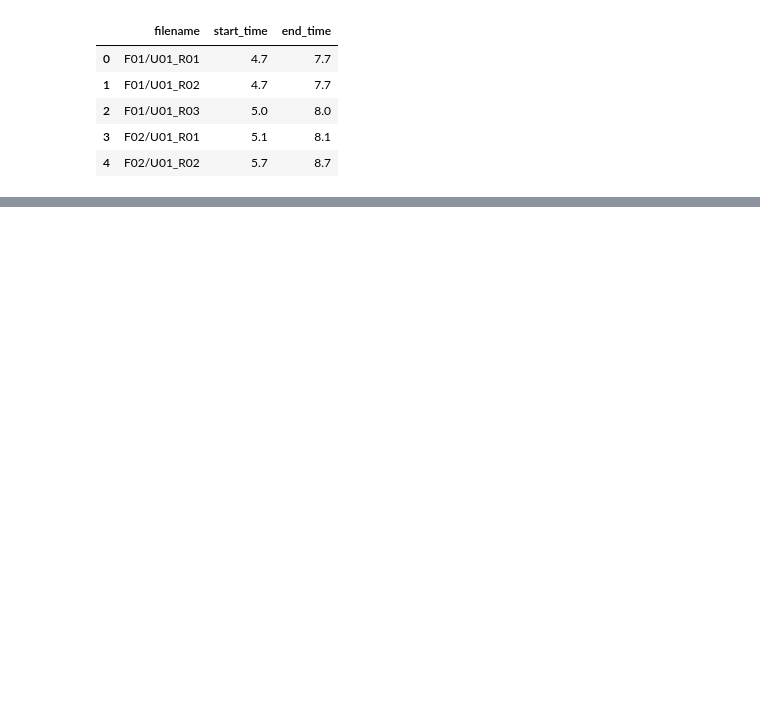
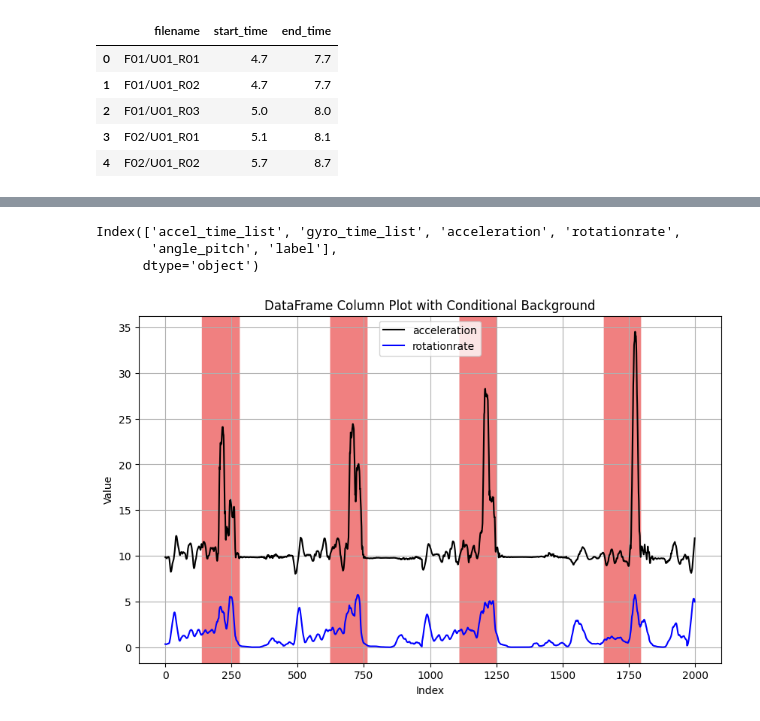
Before and after one commit to nicol-buratti/fall-detection, a Jupyter notebook: decision_tree.ipynb, the cells around one changed output, grey strips where cells are left out. Saved outputs shown, nothing was run; the diff lists cells and outputs as text; code cells hidden in the pictures; blank space fills up the shorter version.

```diff
--- a/decision_tree.ipynb
+++ b/decision_tree.ipynb
@@ -10 +10,3 @@ import matplotlib.pyplot as plt
+# %%
+WINDOW_SIZE = 20
 # %%
@@ -148,0 +189,28 @@ Class 1 : [('acceleration', '>', np.float64(14.78157663345337)), ('acceleration'
+# %%
+df.columns
+# %% [output]
+Index(['accel_time_list', 'gyro_time_list', 'acceleration', 'rotationrate',
+       'angle_pitch', 'label'],
+      dtype='object')
+# %%
+start = 0
+lenn = start + 2000
+
+# Create a plot
+fig, ax = plt.subplots(figsize=(10, 6))
+df[['acceleration', 'rotationrate']][start:lenn].reset_index(drop=True).plot(
+	ax=ax, color=['black', 'blue']
+)
+ax.set_title('DataFrame Column Plot with Conditional Background')
+ax.set_xlabel('Index')
+ax.set_ylabel('Value')
+
+# Add conditional background color
+for i, label in enumerate(df['label'][start:lenn]):
+	if label == 'fall':
+		ax.axvspan(i, i + 1, color='lightcoral')
+
+plt.grid()
+plt.show()
+# %% [output]
+[figure, added]
```
Also changed, not shown: parts of 19 cells of this notebook.
